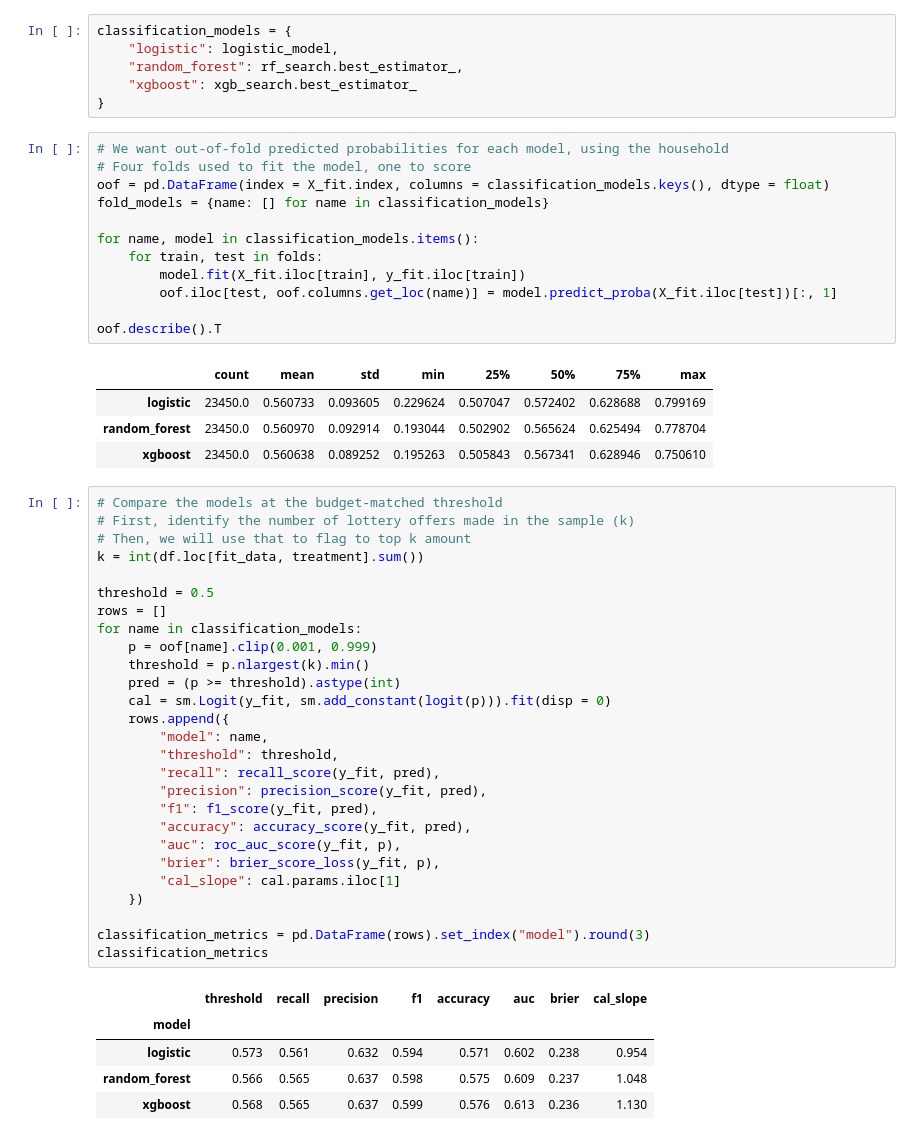
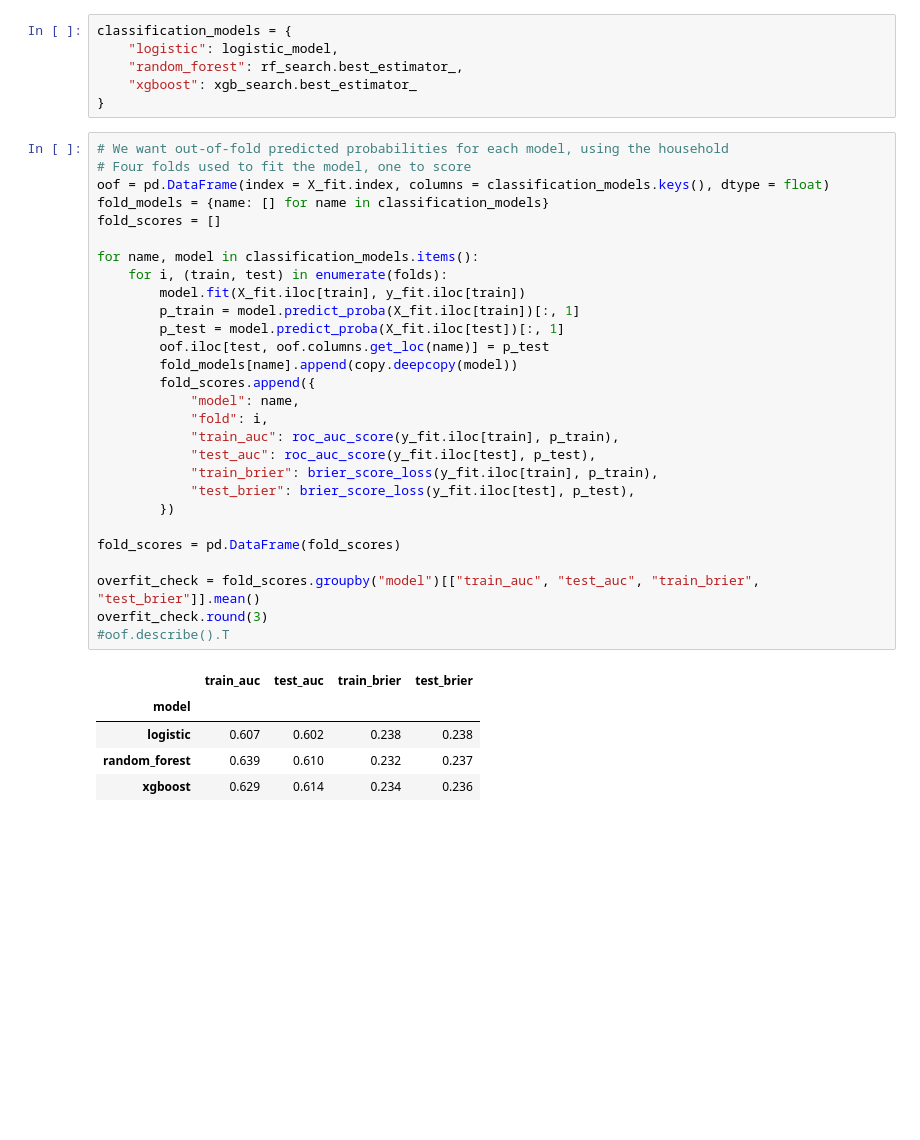
Before and after one commit to chaycereed/ohie-medicaid-policy-simulation, a Jupyter notebook: notebook/ohie_medicaid_policy_simulation.ipynb, the cells around one changed output. Cells and saved outputs as stored; diff of their text form; blank space fills up the shorter version.

Commit message:
OHIE MPS: Updated supervised machine learning models and visuals

```diff
--- a/notebook/ohie_medicaid_policy_simulation.ipynb
+++ b/notebook/ohie_medicaid_policy_simulation.ipynb
@@ -1163,50 +1165,34 @@ classification_models = {
 # %%
 # We want out-of-fold predicted probabilities for each model, using the household
 # Four folds used to fit the model, one to score
 oof = pd.DataFrame(index = X_fit.index, columns = classification_models.keys(), dtype = float)
 fold_models = {name: [] for name in classification_models}
+fold_scores = []
 
 for name, model in classification_models.items():
-    for train, test in folds:
+    for i, (train, test) in enumerate(folds):
         model.fit(X_fit.iloc[train], y_fit.iloc[train])
-        oof.iloc[test, oof.columns.get_loc(name)] = model.predict_proba(X_fit.iloc[test])[:, 1]
+        p_train = model.predict_proba(X_fit.iloc[train])[:, 1]
+        p_test = model.predict_proba(X_fit.iloc[test])[:, 1]
+        oof.iloc[test, oof.columns.get_loc(name)] = p_test
+        fold_models[name].append(copy.deepcopy(model))
+        fold_scores.append({
+            "model": name,
+            "fold": i,
+            "train_auc": roc_auc_score(y_fit.iloc[train], p_train),
+            "test_auc": roc_auc_score(y_fit.iloc[test], p_test),
+            "train_brier": brier_score_loss(y_fit.iloc[train], p_train),
+            "test_brier": brier_score_loss(y_fit.iloc[test], p_test),
+        })
 
-oof.describe().T
+fold_scores = pd.DataFrame(fold_scores)
+
+overfit_check = fold_scores.groupby("model")[["train_auc", "test_auc", "train_brier", "test_brier"]].mean()
+overfit_check.round(3)
+#oof.describe().T
 # %% [output]
-|  | count | mean | std | min | 25% | 50% | 75% | max |
-| logistic | 23450.0 | 0.560733 | 0.093605 | 0.229624 | 0.507047 | 0.572402 | 0.628688 | 0.799169 |
-| random_forest | 23450.0 | 0.560970 | 0.092914 | 0.193044 | 0.502902 | 0.565624 | 0.625494 | 0.778704 |
-| xgboost | 23450.0 | 0.560638 | 0.089252 | 0.195263 | 0.505843 | 0.567341 | 0.628946 | 0.750610 |
+|  | train_auc | test_auc | train_brier | test_brier |
+| model |  |  |  |  |
+| logistic | 0.607 | 0.602 | 0.238 | 0.238 |
+| random_forest | 0.639 | 0.610 | 0.232 | 0.237 |
+| xgboost | 0.629 | 0.614 | 0.234 | 0.236 |
-# %%
-# Compare the models at the budget-matched threshold
-# First, identify the number of lottery offers made in the sample (k)
-# Then, we will use that to flag to top k amount
-k = int(df.loc[fit_data, treatment].sum())
-
-threshold = 0.5
-rows = []
-for name in classification_models:
-    p = oof[name].clip(0.001, 0.999)
-    threshold = p.nlargest(k).min()
-    pred = (p >= threshold).astype(int)
-    cal = sm.Logit(y_fit, sm.add_constant(logit(p))).fit(disp = 0)
-    rows.append({
-        "model": name,
-        "threshold": threshold,
-        "recall": recall_score(y_fit, pred),
-        "precision": precision_score(y_fit, pred),
-        "f1": f1_score(y_fit, pred),
-        "accuracy": accuracy_score(y_fit, pred),
-        "auc": roc_auc_score(y_fit, p),
-        "brier": brier_score_loss(y_fit, p),
-        "cal_slope": cal.params.iloc[1]
-    })
-
-classification_metrics = pd.DataFrame(rows).set_index("model").round(3)
-classification_metrics
-# %% [output]
-|  | threshold | recall | precision | f1 | accuracy | auc | brier | cal_slope |
-| model |  |  |  |  |  |  |  |  |
-| logistic | 0.573 | 0.561 | 0.632 | 0.594 | 0.571 | 0.602 | 0.238 | 0.954 |
-| random_forest | 0.566 | 0.565 | 0.637 | 0.598 | 0.575 | 0.609 | 0.237 | 1.048 |
-| xgboost | 0.568 | 0.565 | 0.637 | 0.599 | 0.576 | 0.613 | 0.236 | 1.130 |
```
Also changed, not shown: parts of 8 cells of this notebook.
